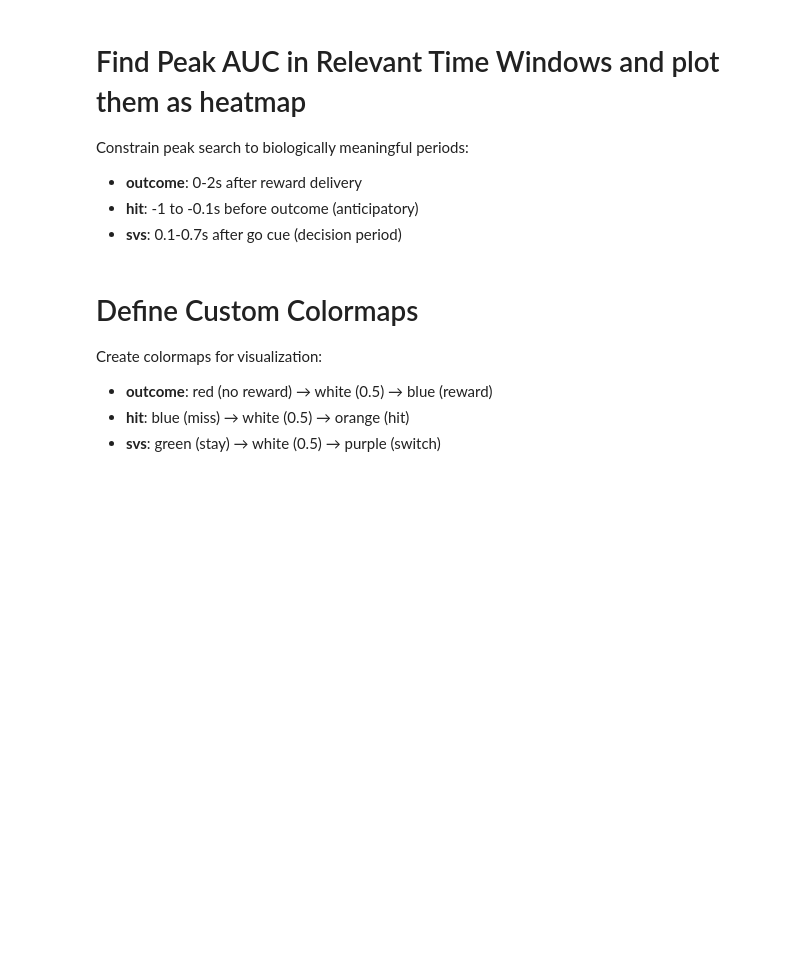
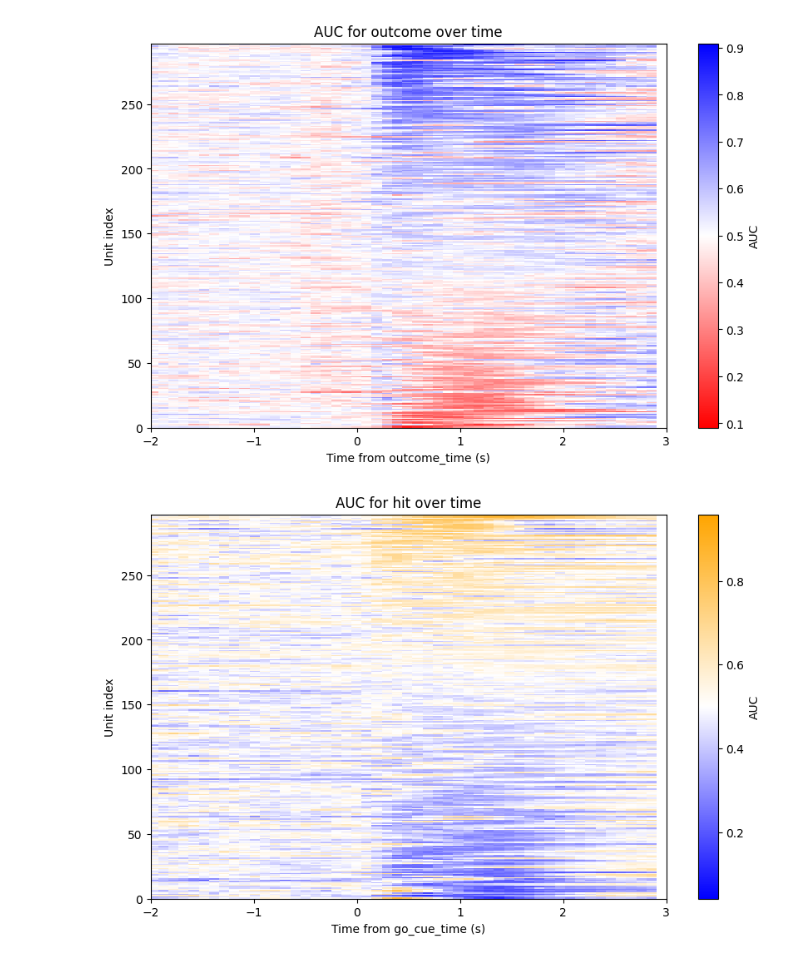
Before and after one commit to AllenNeuralDynamics/aind-beh-ephys-analysis, a Jupyter notebook: code/beh_ephys_analysis/session_combine/manuscript_figures/F_auc_psth.ipynb, the cells around one changed output. Drawn from its saved outputs; the diff is of its cells as text; code cells hidden in the pictures; blank space fills up the shorter version.

```diff
--- a/code/beh_ephys_analysis/session_combine/manuscript_figures/F_auc_psth.ipynb
+++ b/code/beh_ephys_analysis/session_combine/manuscript_figures/F_auc_psth.ipynb
@@ -132,7 +71,7 @@ combined_tagged_units['tier_2_long'].fillna(False, inplace=True)
 combined_tagged_units.drop(columns=['probe'], inplace=True, errors='ignore')
 combined_tagged_units = combined_tagged_units.merge(combined_session_qc, on='session', how='left')
 
-with open(os.path.join(CAPSULE_ROOT + '/code/beh_ephys_analysis/session_combine/metrics', f'{criteria_name}.json'), 'r') as f:
+with open(os.path.join('/root/capsule/code/beh_ephys_analysis/session_combine/metrics', f'{criteria_name}.json'), 'r') as f:
     constraints = json.load(f)
 beh_folder = os.path.join(capsule_dirs["manuscript_fig_prep_dir"], 'outcome_window')
 os.makedirs(beh_folder, exist_ok=True)
@@ -305,8 +290,0 @@ out = Parallel(n_jobs=n_jobs, backend="loky")(
-# %%
-
-# Preserve order (joblib returns in submission order)
-auc_mat     = [o[0] for o in out]
-auc_max     = [o[1] for o in out]
-auc_max_ind = [o[2] for o in out]
-slide_times_auc = out[0][3] + 0.5 * binSize if out and out[0][0] is not None else None  # assuming all have same slide_times
-auc_mat = np.array(auc_mat)
@@ -334,20 +354,29 @@ auc_max_ind = np.array(auc_max_ind)
-# %% [markdown]
-# Find Peak AUC in Relevant Time Windows and plot them as heatmap
-
-Constrain peak search to biologically meaningful periods:
-- **outcome**: 0-2s after reward delivery
-- **hit**: -1 to -0.1s before outcome (anticipatory)
-- **svs**: 0.1-0.7s after go cue (decision period)
 # %%
 # colormaps
 reward_colors = LinearSegmentedColormap.from_list('outcome', [(0.0, 'red'), (0.5, 'white'), (1.0, 'blue')])
 hit_colors = LinearSegmentedColormap.from_list('hit', [(0.0, 'blue'), (0.5, 'white'), (1.0, 'orange')])
 switch_colors = LinearSegmentedColormap.from_list('switch', [(0.0, 'green'), (0.5, 'white'), (1.0, 'purple')])
 feature_map = {'outcome': reward_colors, 'hit': hit_colors, 'svs': switch_colors}
-# %% [markdown]
-# Define Custom Colormaps
-
-Create colormaps for visualization:
-- **outcome**: red (no reward) → white (0.5) → blue (reward)
-- **hit**: blue (miss) → white (0.5) → orange (hit)
-- **svs**: green (stay) → white (0.5) → purple (switch)
+# %%
+# Define custom colormap: white at 0, blue midrange, red at 1
+for label_ind, label in enumerate(labels):
+    plt.figure(figsize=(10, 6))
+    auc_max = np.array(auc_max_results[label]['max_auc'])
+    auc_mat = results[label]['auc_mat']
+    slide_times_auc = results[label]['slide_times_auc']
+    sort_ind = np.argsort(auc_max, axis=0)
+    # use the full range of AUC values for color scaling, the one furthest from 0.5 is color maximum
+    max_auc_val = np.nanmax(np.abs(auc_mat - 0.5))
+    plt.imshow(auc_mat[sort_ind, :], aspect='auto', origin='lower',
+               extent=[slide_times_auc[0], slide_times_auc[-1], 0, len(combined_tagged_units_filtered)],
+               cmap=feature_map[label], vmin=0.5-max_auc_val, vmax=0.5+max_auc_val, interpolation='none')
+    plt.colorbar(label='AUC')
+    plt.title(f'AUC for {label} over time')
+    plt.xlabel(f'Time from {aligns[label_ind]} (s)')
+    plt.ylabel('Unit index')
+    plt.xlim(-2, 3)
+    # plt.savefig(os.path.join(target_folder, f'AUC_{label}_{criteria_name}_{align}.pdf'), bbox_inches='tight')
+    # plt.savefig(os.path.join(target_folder, f'AUC_{label}_{criteria_name}_{align}.svg'), bbox_inches='tight')
+# %% [output]
+[figure, added]
+[figure, added]
```
Also changed, not shown: parts of 34 cells of this notebook, 1 other file.
